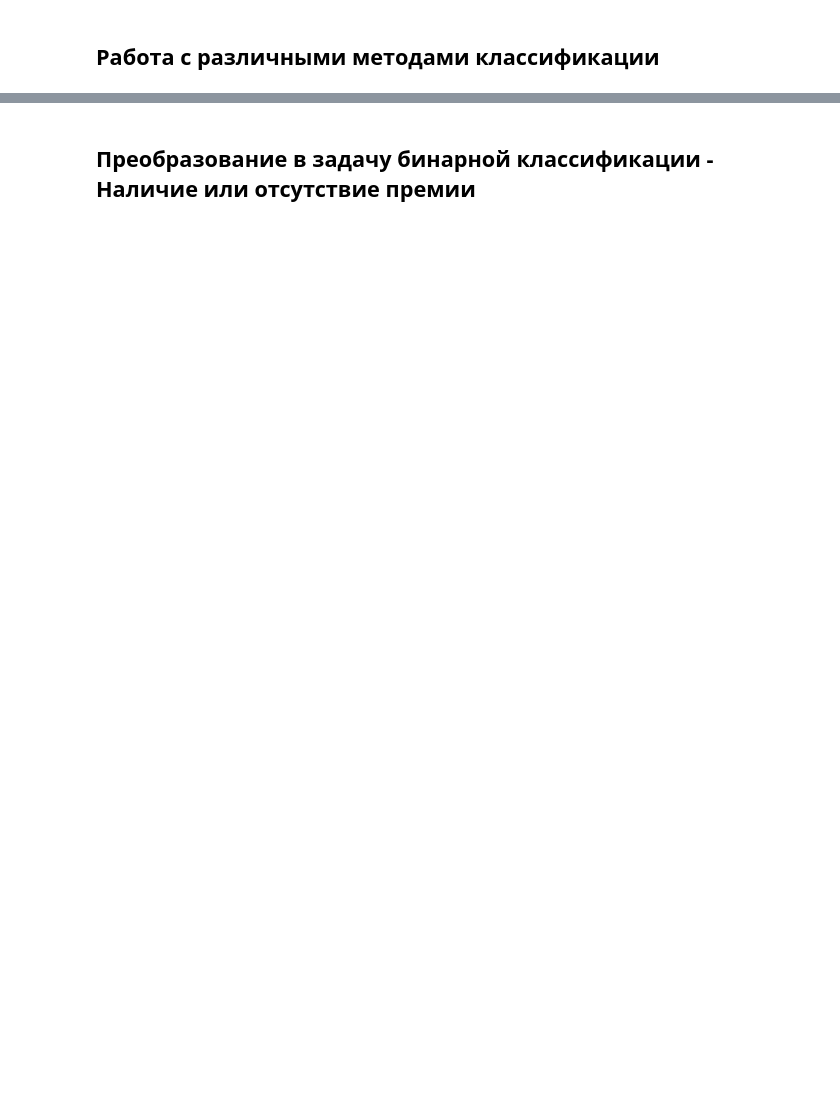
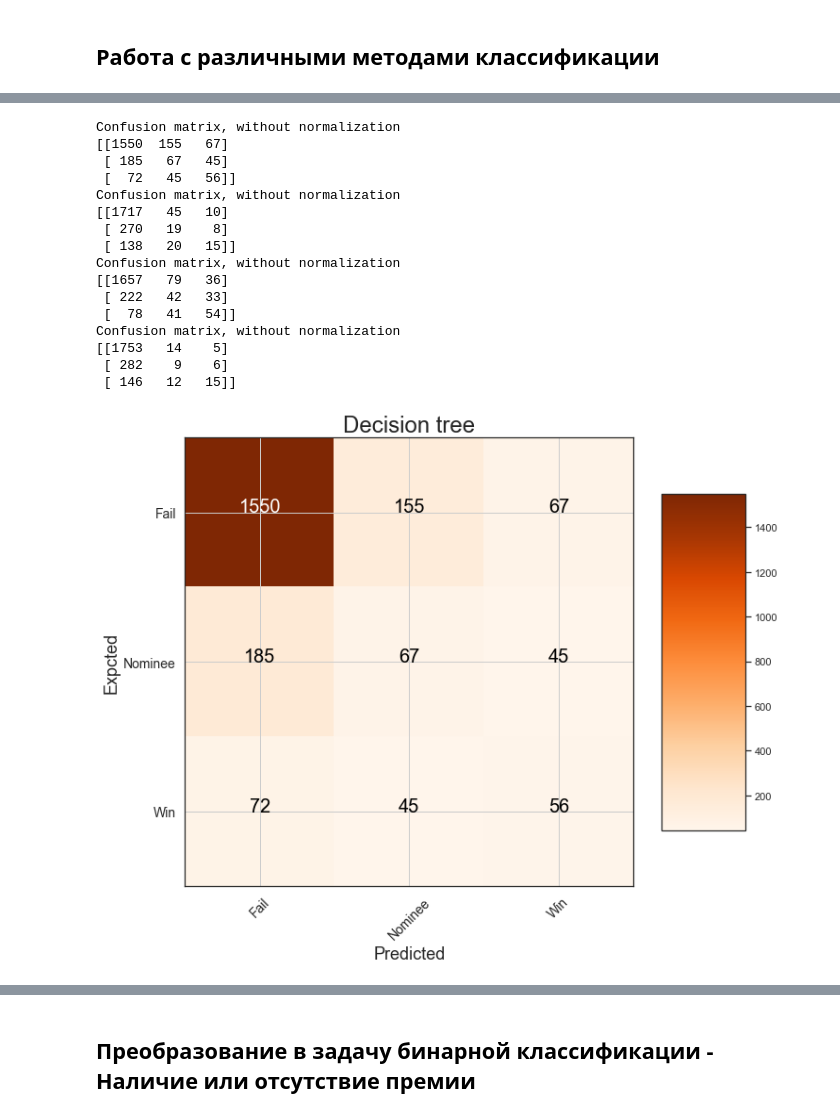
Before and after one commit to UlianaY/FilmsProject, a Jupyter notebook: Working_With_FilmsDS.ipynb, the cells around one changed output, grey strips where cells are left out. Cells and saved outputs as stored; diff of their text form; code cells hidden in the pictures; blank space fills up the shorter version.

```diff
--- a/Working_With_FilmsDS.ipynb
+++ b/Working_With_FilmsDS.ipynb
@@ -124,0 +174,63 @@ weighted avg       0.72      0.79      0.73      2242
+# %%
+import itertools
+def plot_confusion_matrix(cm, classes,
+                          normalize=False,
+                          title='Confusion matrix',
+                          cmap=plt.cm.Oranges):
+    if normalize:
+        cm = cm.astype('float') / cm.sum(axis=1)[:, np.newaxis]
+        print("Normalized confusion matrix")
+    else:
+        print('Confusion matrix, without normalization')
+
+    print(cm)
+
+    # Plot the confusion matrix
+    plt.figure(figsize = (10, 10))
+    plt.imshow(cm, interpolation='nearest', cmap=cmap)
+    plt.title(title, size = 24)
+    plt.colorbar(aspect=4)
+    tick_marks = np.arange(len(classes))
+    plt.xticks(tick_marks, classes, rotation=45, size = 14)
+    plt.yticks(tick_marks, classes, size = 14)
+
+    fmt = '.2f' if normalize else 'd'
+    thresh = cm.max() / 2.
+
+    # Labeling the plot
+    for i, j in itertools.product(range(cm.shape[0]), range(cm.shape[1])):
+        plt.text(j, i, format(cm[i, j], fmt), fontsize = 20,
+                 horizontalalignment="center",
+                 color="white" if cm[i, j] > thresh else "black")
+
+    plt.grid(None)
+    plt.tight_layout()
+    plt.ylabel('Expcted', size = 18)
+    plt.xlabel('Predicted', size = 18)
+# %%
+ax=plot_confusion_matrix(metrics.confusion_matrix(y_test, tree_pred), classes = ['Fail', 'Nominee','Win'],
+                      title = 'Decision tree')
+ax =plot_confusion_matrix(metrics.confusion_matrix(y_test, knn_pred), classes = ['Fail', 'Nominee','Win'],
+                      title = 'K - Neighbours')
+ax =plot_confusion_matrix(metrics.confusion_matrix(y_test, rfc_pred), classes = ['Fail', 'Nominee','Win'],
+                      title = 'Random forest')
+ax =plot_confusion_matrix(metrics.confusion_matrix(y_test, lg_pred), classes = ['Fail', 'Nominee','Win'],
+                      title = 'Logistic Regression')
+# %% [output]
+Confusion matrix, without normalization
+[[1550  155   67]
+ [ 185   67   45]
+ [  72   45   56]]
+Confusion matrix, without normalization
+[[1717   45   10]
+ [ 270   19    8]
+ [ 138   20   15]]
+Confusion matrix, without normalization
+[[1657   79   36]
+ [ 222   42   33]
+ [  78   41   54]]
+Confusion matrix, without normalization
+[[1753   14    5]
+ [ 282    9    6]
+ [ 146   12   15]]
+[figure, added]
```
Also changed, not shown: parts of 32 cells of this notebook, 1 other file.
